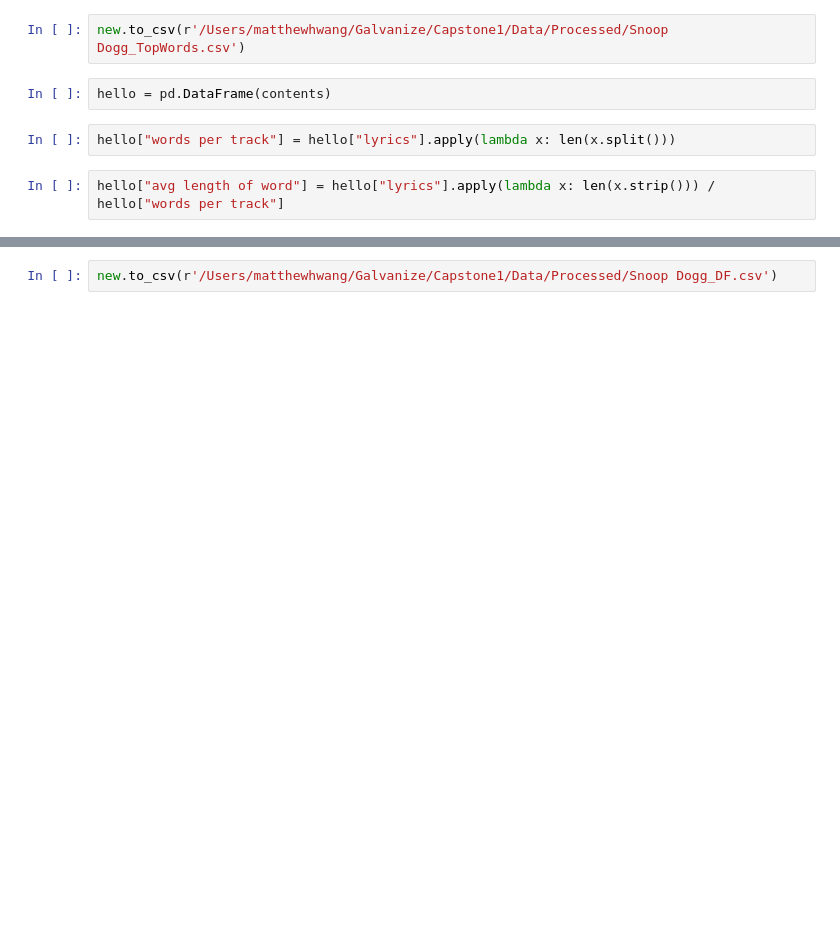
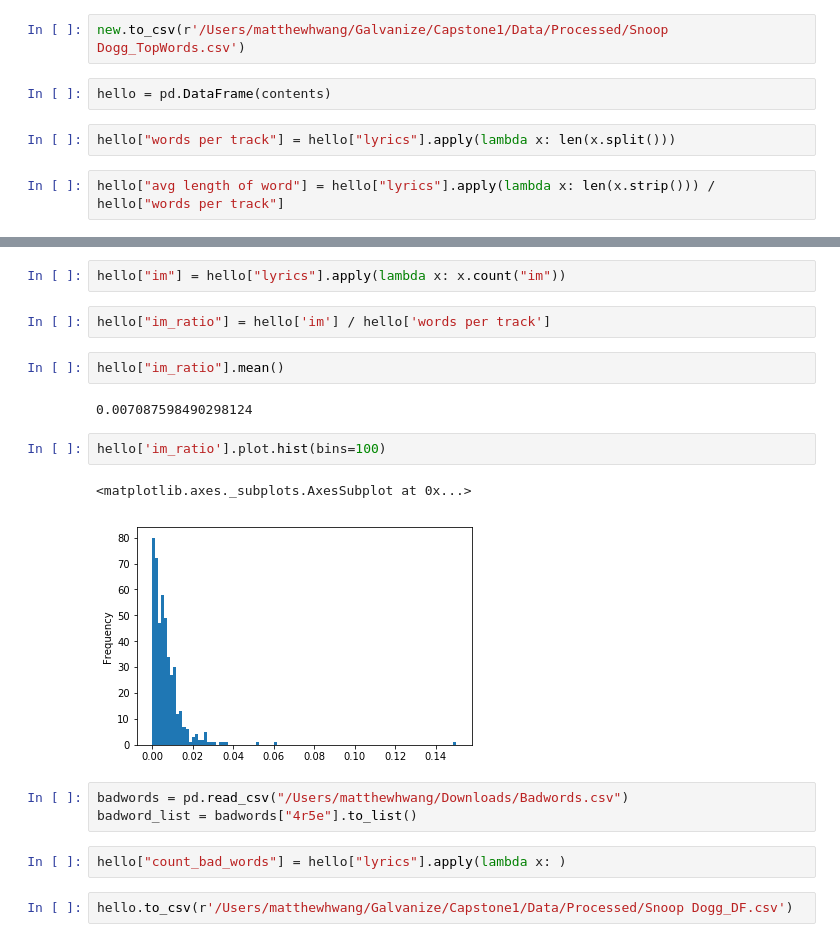
Before and after one commit to mdhwang/What-We-Talkin-Bout, a Jupyter notebook: Text Cleaner (Stop Words and Processing).ipynb, the cells around one changed output, grey strips where cells are left out. Saved outputs shown, nothing was run; the diff lists cells and outputs as text; blank space fills up the shorter version.

```diff
--- a/Text Cleaner (Stop Words and Processing).ipynb
+++ b/Text Cleaner (Stop Words and Processing).ipynb
@@ -77,2 +48,20 @@ hello.head(20)
+# %%
+hello["im"] = hello["lyrics"].apply(lambda x: x.count("im"))
+# %%
+hello["im_ratio"] = hello['im'] / hello['words per track']
+# %%
+hello["im_ratio"].mean()
+# %% [output]
+0.007087598490298124
+# %%
+hello['im_ratio'].plot.hist(bins=100)
+# %% [output]
+<matplotlib.axes._subplots.AxesSubplot at 0x...>
+[figure, added]
+# %%
+badwords = pd.read_csv("/Users/matthewhwang/Downloads/Badwords.csv")
+badword_list = badwords["4r5e"].to_list()
+# %%
+hello["count_bad_words"] = hello["lyrics"].apply(lambda x: )
 # %%
-new.to_csv(r'/Users/matthewhwang/Galvanize/Capstone1/Data/Processed/Snoop Dogg_DF.csv')
+hello.to_csv(r'/Users/matthewhwang/Galvanize/Capstone1/Data/Processed/Snoop Dogg_DF.csv')
```
Also changed, not shown: parts of 8 cells of this notebook, 2 other files.
